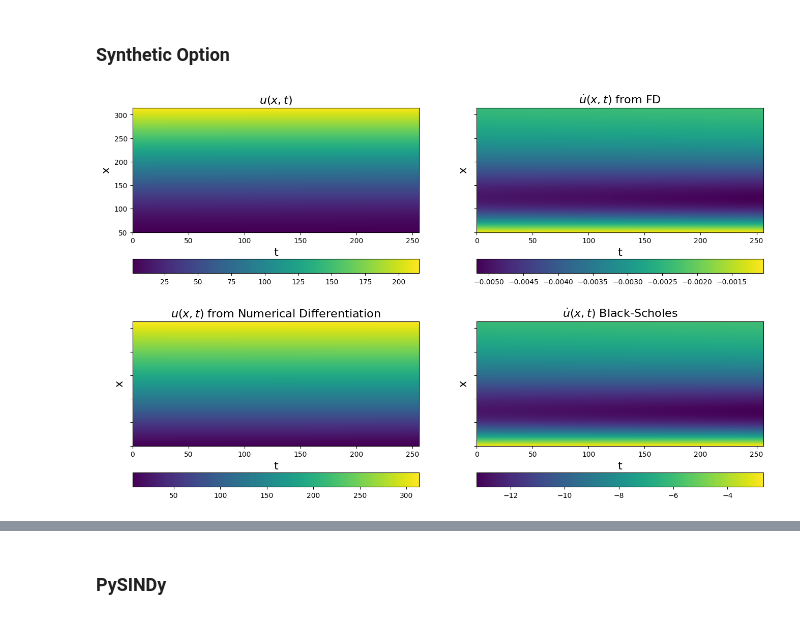
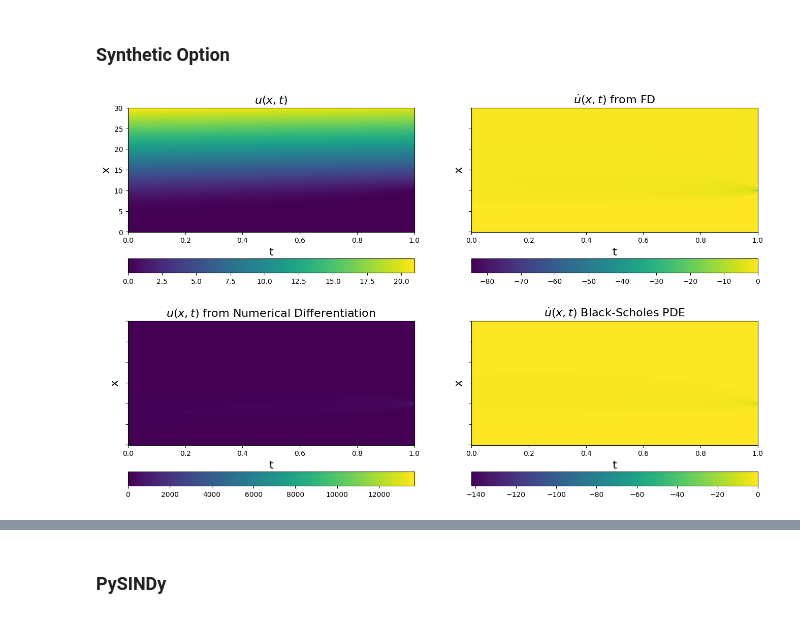
Before and after one commit to brunoCCOS/bs-find-with-sindy, a Jupyter notebook: SINDy_precificacao_derivativos.ipynb, the cells around one changed output, grey strips where cells are left out. Cells and saved outputs as stored; diff of their text form; code cells hidden in the pictures.

```diff
--- a/SINDy_precificacao_derivativos.ipynb
+++ b/SINDy_precificacao_derivativos.ipynb
@@ -72,19 +72,19 @@ from scipy.stats import norm
 
 def black_scholes_call(S, X, T, r, sigma):
     d1 = (np.log(S / X) + (r + 0.5 * sigma**2) * T) / (sigma * np.sqrt(T))
-    d2 = d1 - sigma * np.sqrt(T)
+    d2 = (np.log(S / X) + (r - 0.5 * sigma**2) * T) / (sigma * np.sqrt(T))
     call_price = S * norm.cdf(d1) - X * np.exp(-r * T) * norm.cdf(d2)
     return call_price
 
 # Constants
-S0 = 100
-r = 0.05
-sigma = 0.5
-K = 105
+r = 0.1
+sigma = 0.4
+K = 10
+T = 1.0
 
 # Monte Carlo simulation
-x = np.arange(S0 / 2, K*3, .01)
-t = np.arange(0, 256, .1)
+x = np.linspace(0, K*3, 800)
+t = np.linspace(0, T, 5000)
 X, T = np.meshgrid(x, t)
 
 dt = t[1] - t[0]
@@ -94,7 +94,7 @@ X, T = np.meshgrid(x, t)
 XT = np.asarray([X, T]).T
 
 # Calculate 'tal' using vectorized operations
-tal = (len(t) - T) / len(t)
+tal = (np.max(t) - T)
 
 # Calculate the call prices using vectorized operations
 call_prices = black_scholes_call(X, K, tal, r, sigma)
@@ -105,8 +105,10 @@ u = call_prices.T
 # rmse = mean_squared_error(u, np.zeros(u.shape), squared=False)
 # add 20% noise (note the impact on derivatives depends on step size...)
 # u = u + np.random.normal(0, rmse / 5.0, u.shape)
+n_arr = np.asarray([np.arange(0,800,1)]*5000)
 u_x = ps.FiniteDifference(axis=0,order = 2)._differentiate(u,t = dx)
 u_xx = ps.FiniteDifference(axis=0,d=2,order = 2)._differentiate(u,t = dx)
+u_t = ps.FiniteDifference(axis=1,order = 1)._differentiate(u,t = dt)
 
 # Plot u and u_dot
 plt.figure(figsize=(16, 10))
@@ -117,39 +119,40 @@ plt.ylabel("x", fontsize=16)
 plt.title(r"$u(x, t)$", fontsize=16)
 plt.colorbar(orientation="horizontal")
 
-u_dot_ = ps.FiniteDifference(axis=1,order = 2)._differentiate(u,t = dt)
 plt.subplot(2, 2, 2)
-plt.pcolormesh(t, x, u_dot_)
+plt.pcolormesh(t, x, u_t)
 plt.xlabel("t", fontsize=16)
 plt.ylabel("x", fontsize=16)
 ax = plt.gca()
 ax.set_yticklabels([])
 plt.title(r"$\dot{u}(x, t)$ from FD", fontsize=16)
 plt.colorbar(orientation="horizontal")
-
 
 u_dot = -1/2*(sigma**2)*u_xx*(X.T**2) - r*X.T*u_x + r*u
 plt.subplot(2, 2, 4)
 plt.pcolormesh(t, x, u_dot)
 plt.xlabel("t", fontsize=16)
 plt.ylabel("x", fontsize=16)
 ax = plt.gca()
 ax.set_yticklabels([])
-plt.title(r"$\dot{u}(x, t)$ Black-Scholes", fontsize=16)
+plt.title(r"$\dot{u}(x, t)$ Black-Scholes PDE", fontsize=16)
 plt.colorbar(orientation="horizontal")
 
-u_ = (1/2*r)*((sigma**2)*(X.T**2)*(u_xx)) + ((X.T)*(u_x)) - u_dot_
+
+adapt_u_xx = u_xx * (dx**2)
+adapt_u_x = u_x * (dx)
+
+u_ = ((1/2)*((sigma**2)*(800**2)*(adapt_u_xx)) + (r*(800)*(adapt_u_xx)) - u_t)/r
 plt.subplot(2, 2, 3)
 plt.pcolormesh(t, x, u_)
 plt.xlabel("t", fontsize=16)
 plt.ylabel("x", fontsize=16)
 ax = plt.gca()
 ax.set_yticklabels([])
 plt.title(r"$u(x, t)$ from Numerical Differentiation", fontsize=16)
 plt.colorbar(orientation="horizontal")
 
-
 plt.show()
 # See how much SmoothedFiniteDifference improves the derivatives!
 # %% [output]
-[figure, old version]
+[figure, new version]
```
Also changed, not shown: parts of 3 cells of this notebook.
